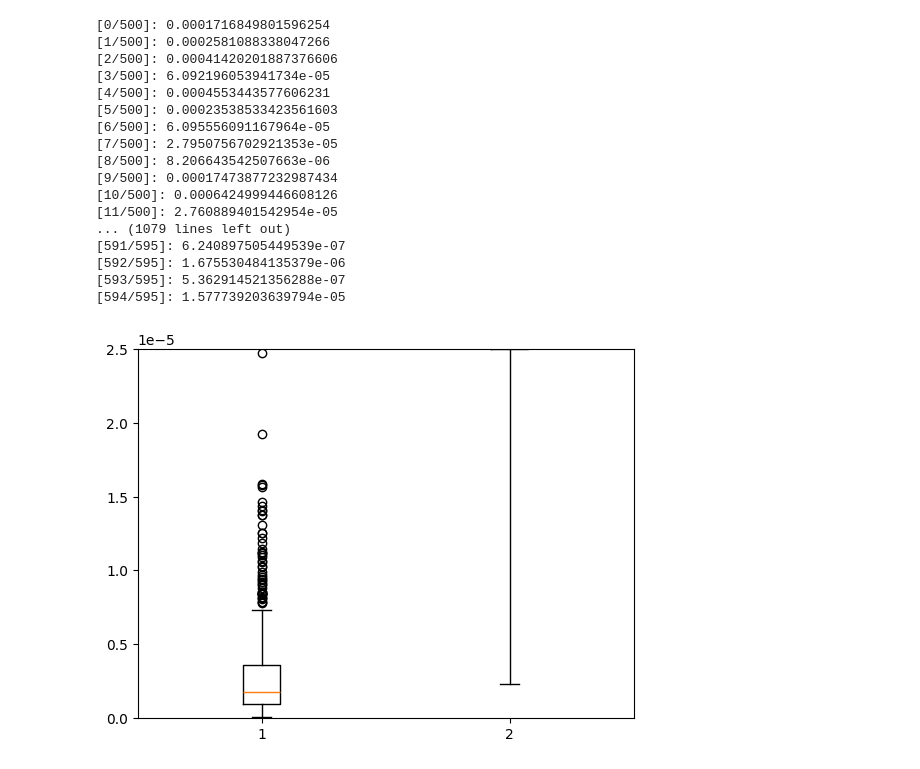
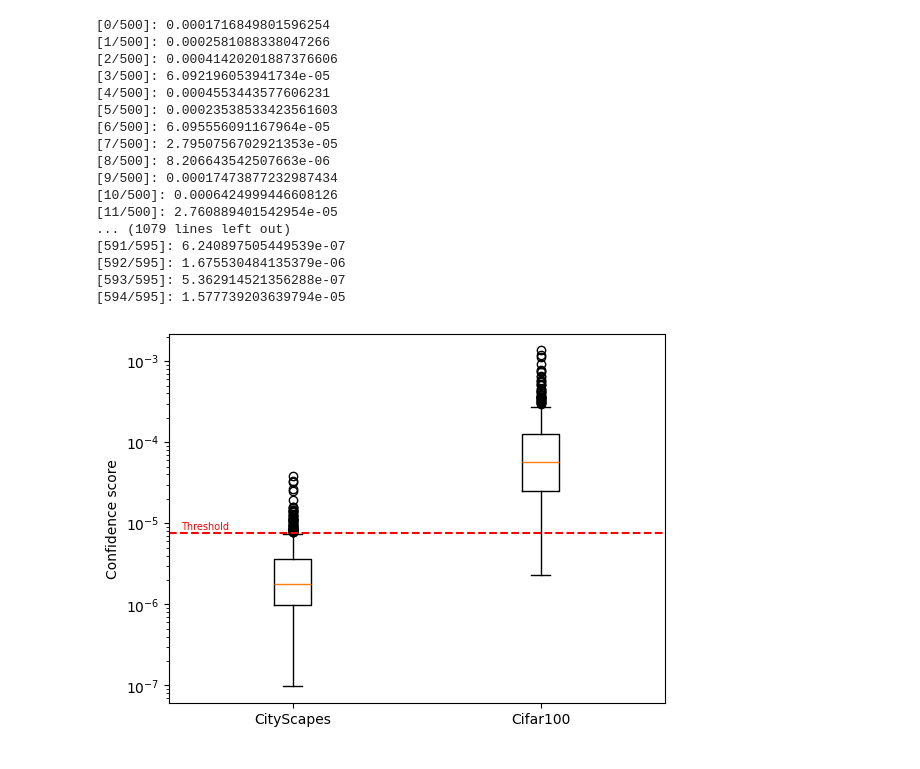
Before and after one commit to svenbbsp/CS_challenge, a Jupyter notebook: v3/testing.ipynb, the cells around one changed output. Drawn from its saved outputs; the diff is of its cells as text; code cells hidden in the pictures.

```diff
--- a/v3/testing.ipynb
+++ b/v3/testing.ipynb
@@ -79,12 +79,17 @@ cls_outputs_CS = threshold_finding(val_set, model.cuda())
 [592/595]: 1.675530484135379e-06
 [593/595]: 5.362914521356288e-07
 [594/595]: 1.577739203639794e-05
-# %%
-plt.boxplot([cls_outputs_CS, cls_outputs_cifar])
-plt.ylim(0, 0.000025)
-plt.show()
-# %% [output]
-[figure, removed]
+# %%
+plt.boxplot([cls_outputs_CS, cls_outputs_cifar])
+plt.yscale('log')
+#plt.ylim(0, 0.000025)
+plt.axhline(y=7.5e-6, color='r', linestyle='--')
+plt.text(0.55, 9e-6, 'Threshold', color='r', fontsize=7, ha='left', va='center')
+plt.xticks([1, 2], ['CityScapes', 'Cifar100'])
+plt.ylabel('Confidence score')
+plt.show()
+# %% [output]
+[figure, added]
 # %%
 threshold = 7.5e-6
 threshold
```
Also changed, not shown: parts of 1 cell of this notebook, 7 other files.
